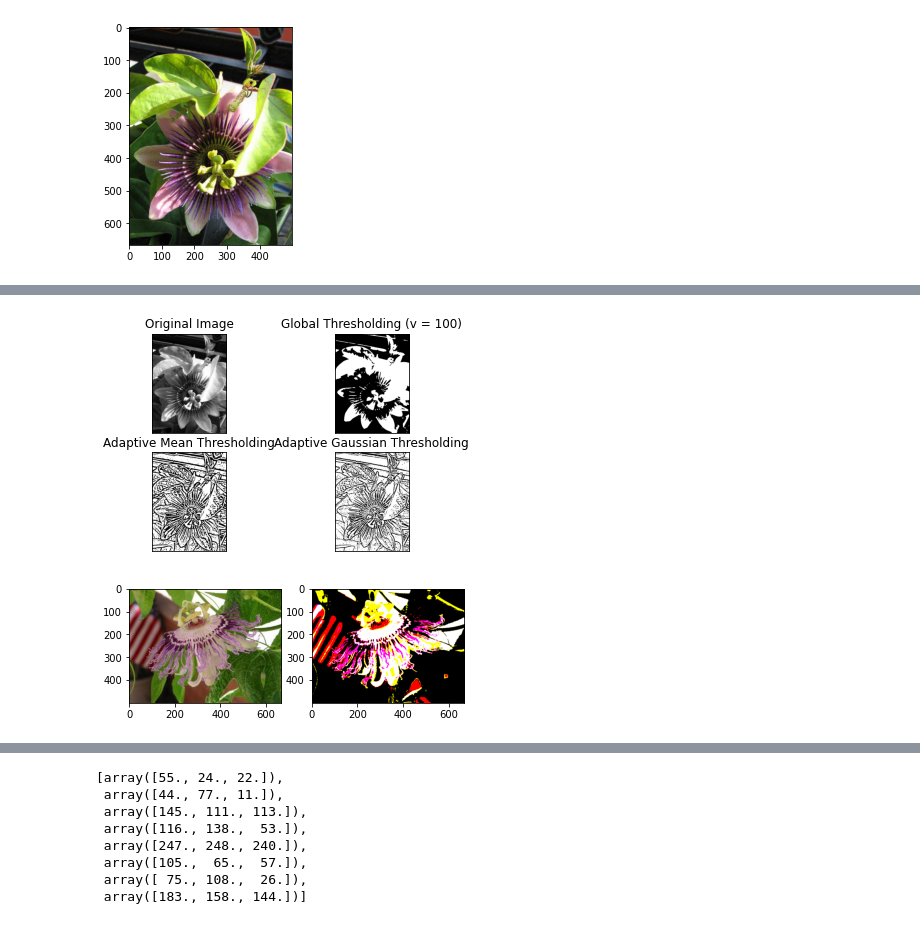
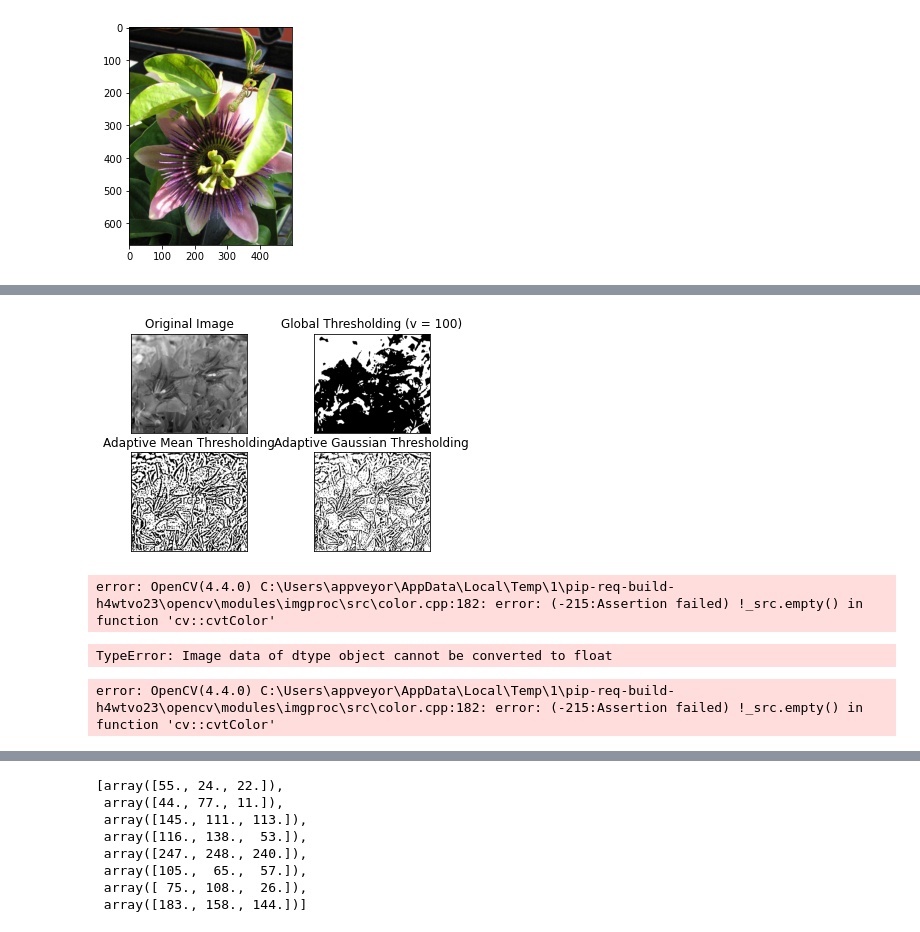
Before and after one commit to teresacigna/Progetto_AML, a Jupyter notebook: Script/prove_scontorno.ipynb, the cells around one changed output, grey strips where cells are left out. Drawn from its saved outputs; the diff is of its cells as text; code cells hidden in the pictures.

```diff
--- a/Script/prove_scontorno.ipynb
+++ b/Script/prove_scontorno.ipynb
@@ -28,19 +31,19 @@ import cv2
 laplacian = cv2.Laplacian(im,cv2.CV_64F)
 # %%
-img = cv2.imread('images/image_00003.jpg',0)
+img = cv2.imread('images/image_05238.jpg',0)
 img = cv2.medianBlur(img,5)
-ret,th1 = cv2.threshold(img,100,255,cv2.THRESH_BINARY)
+ret,th1 = cv2.threshold(img,120,255,cv2.THRESH_BINARY)
 th2 = cv2.adaptiveThreshold(img,255,cv2.ADAPTIVE_THRESH_MEAN_C,\
             cv2.THRESH_BINARY,11,2)
 th3 = cv2.adaptiveThreshold(img,255,cv2.ADAPTIVE_THRESH_GAUSSIAN_C,\
             cv2.THRESH_BINARY,11,2)
 titles = ['Original Image', 'Global Thresholding (v = 100)',
             'Adaptive Mean Thresholding', 'Adaptive Gaussian Thresholding']
 images = [img, th1, th2, th3]
 for i in range(4):
     plt.subplot(2,2,i+1),plt.imshow(images[i],'gray')
     plt.title(titles[i])
     plt.xticks([]),plt.yticks([])
 plt.show()
 # %% [output]
-[figure, old version]
+[figure, new version]
@@ -46,0 +55,15 @@ plt.show()
+# %%
+image_path = list_files[0]
+img = cv2.imread(image_path)
+#img = cv2.cvtColor(img, cv2.COLOR_BGR2RGB)
+# %% [output]
+error: OpenCV(4.4.0) C:\Users\appveyor\AppData\Local\Temp\1\pip-req-build-h4wtvo23\opencv\modules\imgproc\src\color.cpp:182: error: (-215:Assertion failed) !_src.empty() in function 'cv::cvtColor'
+# %%
+a = cv2.imread('102flowers/image_00001.jpg')
+plt.imshow(a)
+# %% [output]
+TypeError: Image data of dtype object cannot be converted to float
+# %%
+get_image('102flowers/image_00001.jpg')
+# %% [output]
+error: OpenCV(4.4.0) C:\Users\appveyor\AppData\Local\Temp\1\pip-req-build-h4wtvo23\opencv\modules\imgproc\src\color.cpp:182: error: (-215:Assertion failed) !_src.empty() in function 'cv::cvtColor'
@@ -60,4 +85,0 @@ def remove_green (image_path):
-# %%
-remove_green('images/image_00007.jpg')
-# %% [output]
-[figure, removed]
```
Also changed, not shown: parts of 28 cells of this notebook.
